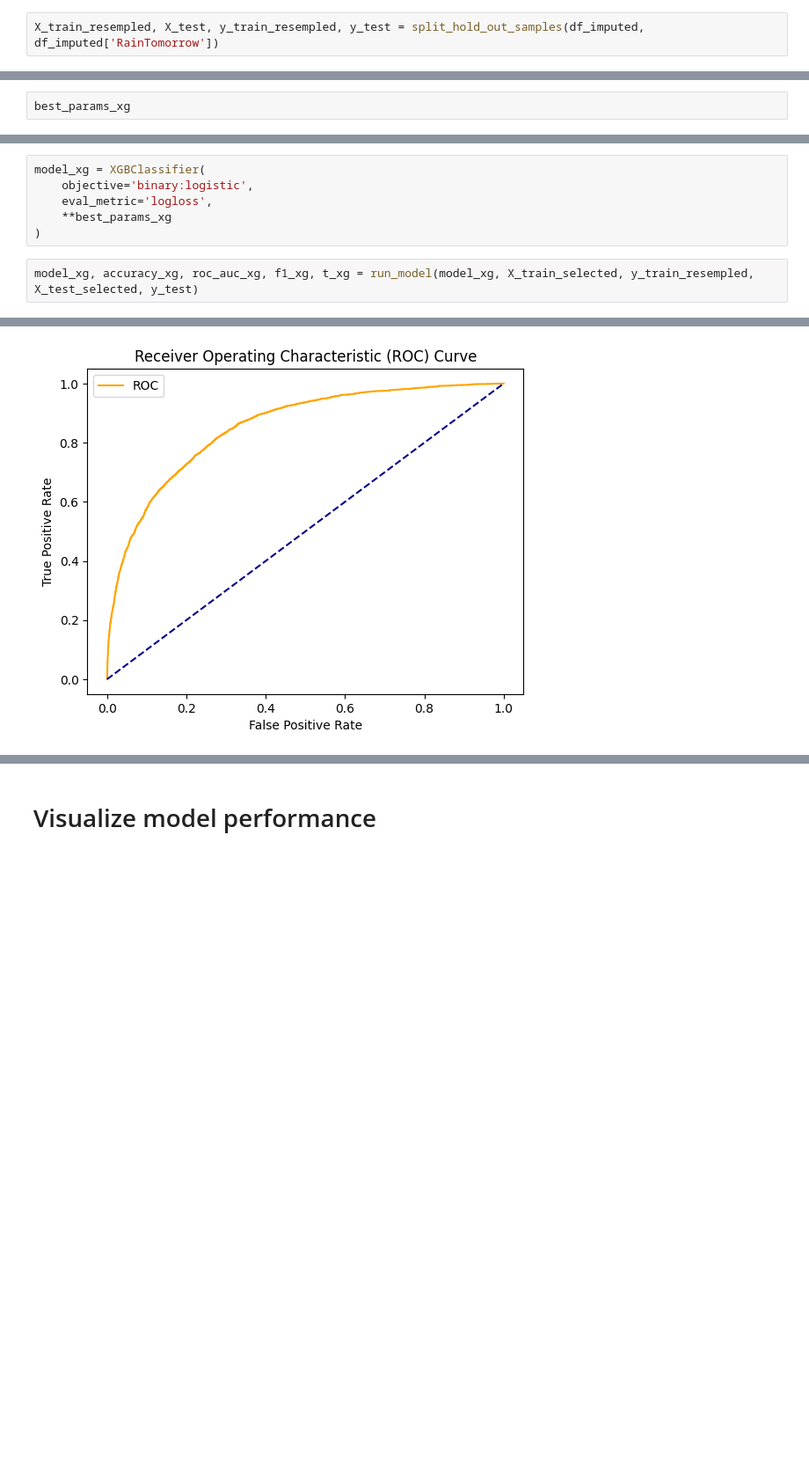
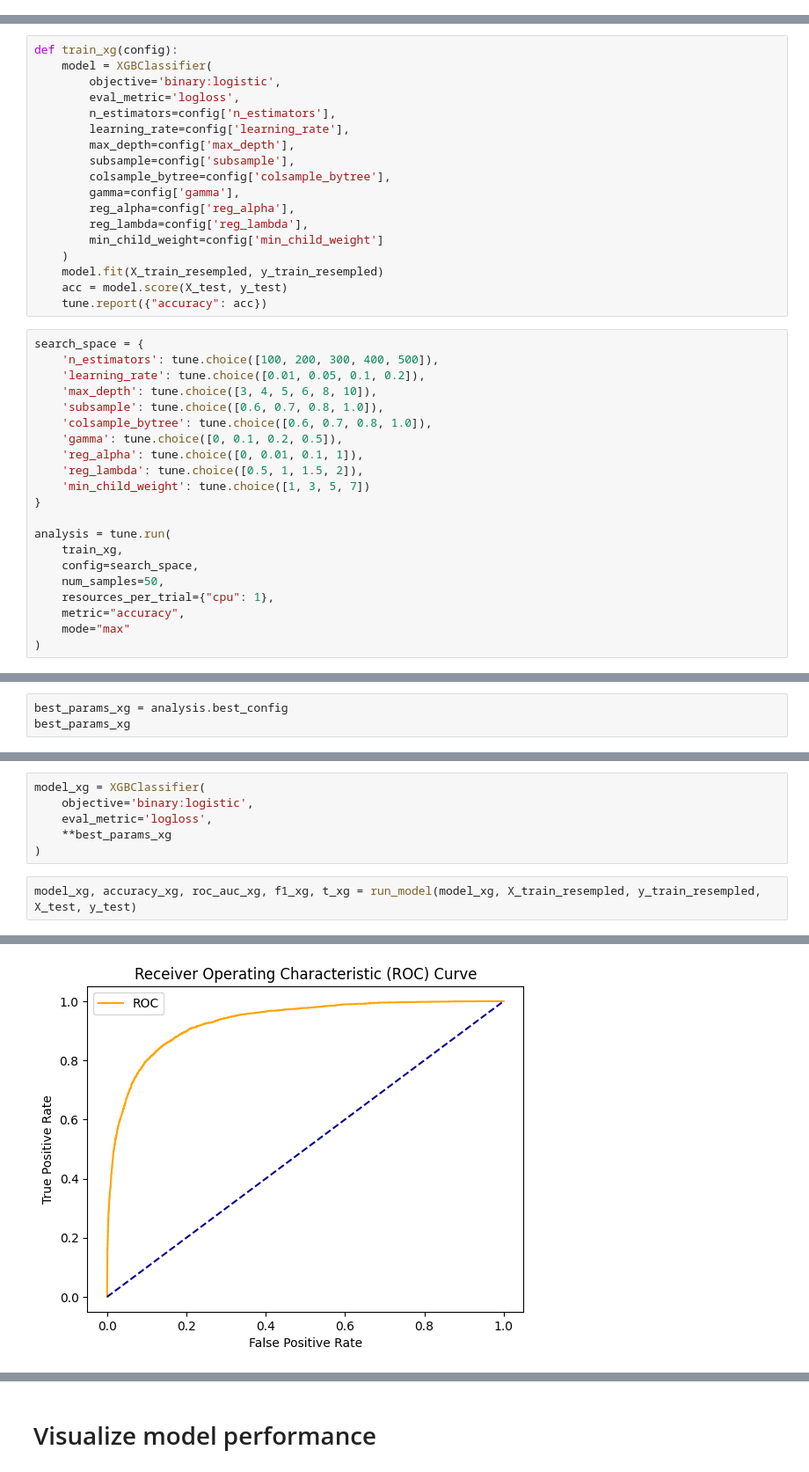
Before and after one commit to tainhoz1991/predicting-rain-weather-AUS, a Jupyter notebook: weather.ipynb, the cells around one changed output, grey strips where cells are left out. Shown at 88% size. Drawn from its saved outputs; the diff is of its cells as text; blank space fills up the shorter version.

```diff
--- a/weather.ipynb
+++ b/weather.ipynb
@@ -588,8 +581,6 @@ from sklearn.model_selection import RandomizedSearchCV
 from scipy.stats import randint
 from sklearn.metrics import accuracy_score
 from ray import tune
-# %%
-X_train_resempled, X_test, y_train_resempled, y_test = split_hold_out_samples(df_imputed, df_imputed['RainTomorrow'])
 # %% [markdown]
 ### Random Forest Classifier
 # %%
@@ -832,0 +775,39 @@ Fitting 5 folds for each of 50 candidates, totalling 250 fits
+# %%
+def train_xg(config):
+    model = XGBClassifier(
+        objective='binary:logistic',
+        eval_metric='logloss',
+        n_estimators=config['n_estimators'],
+        learning_rate=config['learning_rate'],
+        max_depth=config['max_depth'],
+        subsample=config['subsample'],
+        colsample_bytree=config['colsample_bytree'],
+        gamma=config['gamma'],
+        reg_alpha=config['reg_alpha'],
+        reg_lambda=config['reg_lambda'],
+        min_child_weight=config['min_child_weight']
+    )
+    model.fit(X_train_resempled, y_train_resempled)
+    acc = model.score(X_test, y_test)
+    tune.report({"accuracy": acc})
+# %%
+search_space = {
+    'n_estimators': tune.choice([100, 200, 300, 400, 500]),
+    'learning_rate': tune.choice([0.01, 0.05, 0.1, 0.2]),
+    'max_depth': tune.choice([3, 4, 5, 6, 8, 10]),
+    'subsample': tune.choice([0.6, 0.7, 0.8, 1.0]),
+    'colsample_bytree': tune.choice([0.6, 0.7, 0.8, 1.0]),
+    'gamma': tune.choice([0, 0.1, 0.2, 0.5]),
+    'reg_alpha': tune.choice([0, 0.01, 0.1, 1]),
+    'reg_lambda': tune.choice([0.5, 1, 1.5, 2]),
+    'min_child_weight': tune.choice([1, 3, 5, 7])
+}
+
+analysis = tune.run(
+    train_xg,
+    config=search_space,
+    num_samples=50,
+    resources_per_trial={"cpu": 1},
+    metric="accuracy",
+    mode="max"
+)
@@ -833,3 +893,4 @@ Fitting 5 folds for each of 50 candidates, totalling 250 fits
 # %%
+best_params_xg = analysis.best_config
 best_params_xg
 # %% [output]
@@ -849,5 +910,5 @@ model_xg = XGBClassifier(
     **best_params_xg
 )
 # %%
-model_xg, accuracy_xg, roc_auc_xg, f1_xg, t_xg = run_model(model_xg, X_train_selected, y_train_resempled, X_test_selected, y_test)
+model_xg, accuracy_xg, roc_auc_xg, f1_xg, t_xg = run_model(model_xg, X_train_resempled, y_train_resempled, X_test, y_test)
 # %% [output]
@@ -865 +926 @@ weighted avg    0.85901   0.86851   0.86255     21925
-[figure, old version]
+[figure, new version]
```
Also changed, not shown: parts of 21 cells of this notebook.
